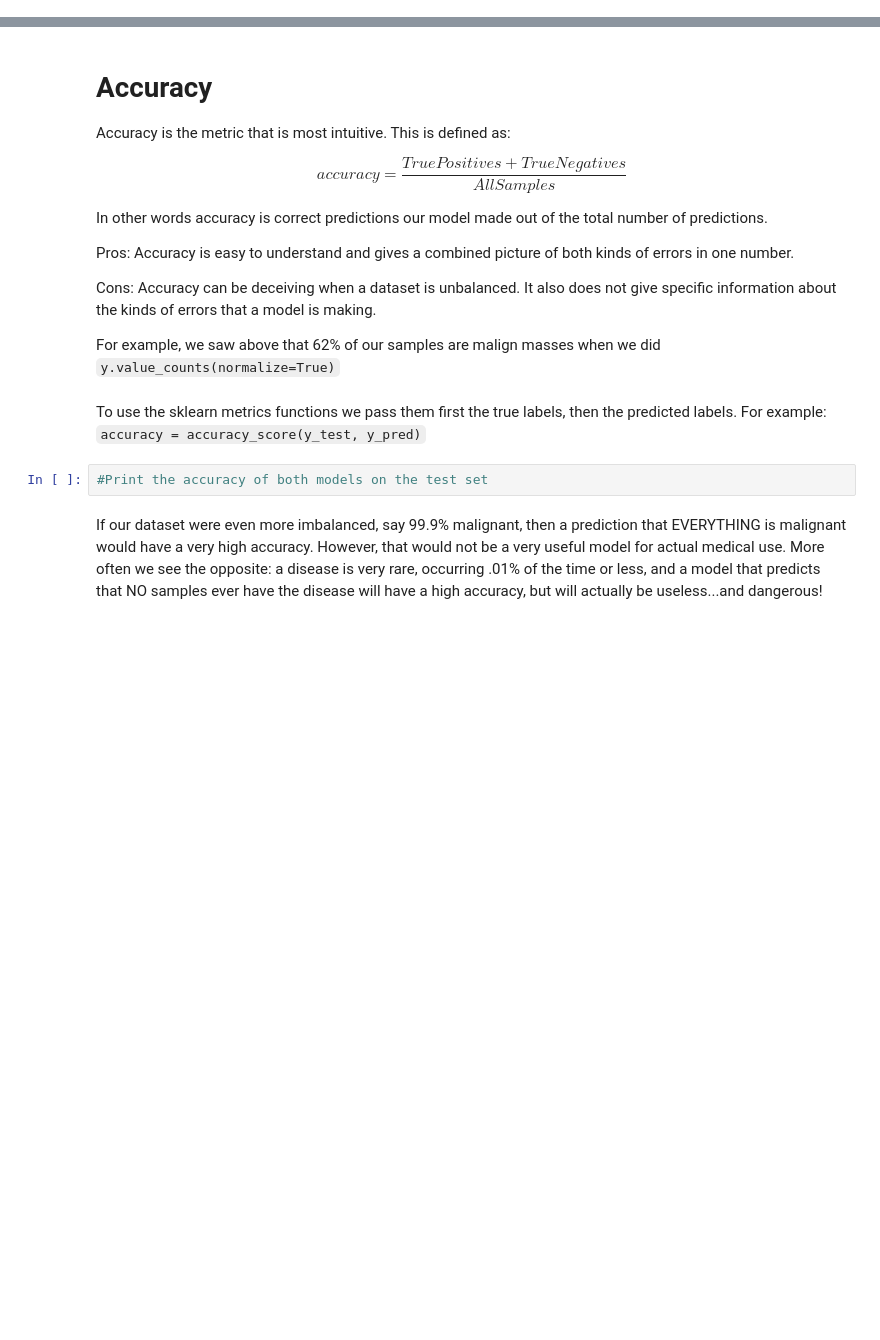
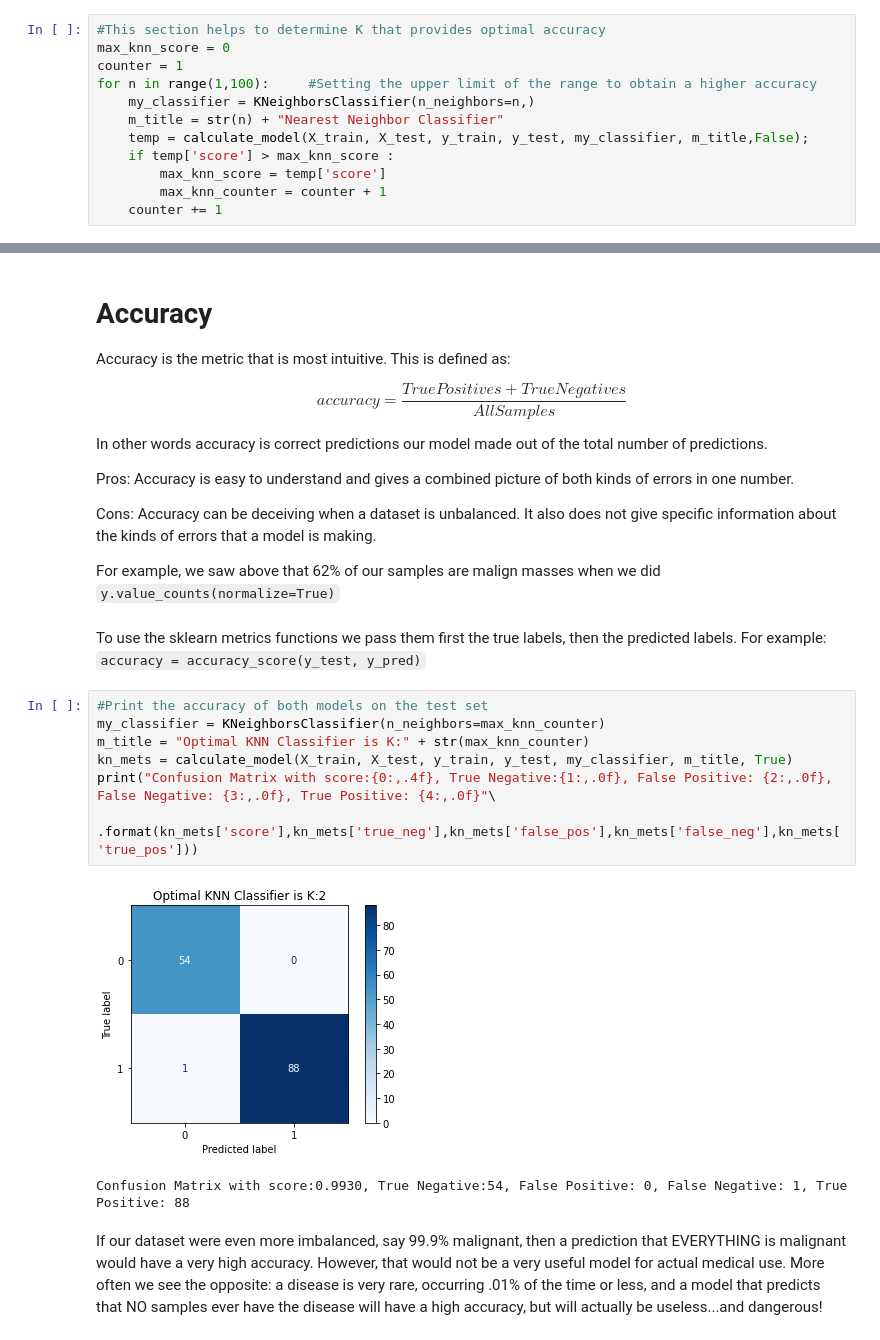
Before and after one commit to michaelakinosho/codingdojo, a Jupyter notebook: data-science-assignments/07 - Logistic Regression Regularization/Classification Metrics Exercise.ipynb, the cells around one changed output, grey strips where cells are left out. Saved outputs shown, nothing was run; the diff lists cells and outputs as text; blank space fills up the shorter version.

```diff
--- a/data-science-assignments/07 - Logistic Regression Regularization/Classification Metrics Exercise.ipynb
+++ b/data-science-assignments/07 - Logistic Regression Regularization/Classification Metrics Exercise.ipynb
@@ -79,3 +120,15 @@ X_train, X_test, y_train, y_test = train_test_split(X, y, random_state = 42)
+# %%
+#This section helps to determine K that provides optimal accuracy
+max_knn_score = 0
+counter = 1
+for n in range(1,100):     #Setting the upper limit of the range to obtain a higher accuracy
+    my_classifier = KNeighborsClassifier(n_neighbors=n,)
+    m_title = str(n) + "Nearest Neighbor Classifier"
+    temp = calculate_model(X_train, X_test, y_train, y_test, my_classifier, m_title,False);
+    if temp['score'] > max_knn_score :
+        max_knn_score = temp['score']
+        max_knn_counter = counter + 1
+    counter += 1
 # %% [markdown]
 Quickly remind yourself of what you learned about type 1 and type 2 errors.  In every binary classification problem we select one class to be the **'positive'** class and one to be the **'negative'** class.  The positive class should be the one you are most interested in finding.  For our breast cancer dataset the positive class will be the malignant masses and the negative class will be the benign one.
 
@@ -106,8 +159,16 @@ Cons: Accuracy can be deceiving when a dataset is unbalanced.  It also does not
 For example, we saw above that 62% of our samples are malign masses when we did `y.value_counts(normalize=True)`
 # %% [markdown]
 To use the sklearn metrics functions we pass them first the true labels, then the predicted labels.  For example: `accuracy = accuracy_score(y_test, y_pred)`
-# %%
-#Print the accuracy of both models on the test set
+# %%
+#Print the accuracy of both models on the test set
+my_classifier = KNeighborsClassifier(n_neighbors=max_knn_counter)
+m_title = "Optimal KNN Classifier is K:" + str(max_knn_counter)
+kn_mets = calculate_model(X_train, X_test, y_train, y_test, my_classifier, m_title, True)
+print("Confusion Matrix with score:{0:,.4f}, True Negative:{1:,.0f}, False Positive: {2:,.0f}, False Negative: {3:,.0f}, True Positive: {4:,.0f}"\
+      .format(kn_mets['score'],kn_mets['true_neg'],kn_mets['false_pos'],kn_mets['false_neg'],kn_mets['true_pos']))
+# %% [output]
+[figure, added]
+Confusion Matrix with score:0.9930, True Negative:54, False Positive: 0, False Negative: 1, True Positive: 88
 # %% [markdown]
 If our dataset were even more imbalanced, say 99.9% malignant, then a prediction that EVERYTHING is malignant would have a very high accuracy.  However, that would not be a very useful model for actual medical use.  More often we see the opposite: a disease is very rare, occurring .01% of the time or less, and a model that predicts that NO samples ever have the disease will have a high accuracy, but will actually be useless...and dangerous!
 # %% [markdown]
```
Also changed, not shown: parts of 16 cells of this notebook, 2 other files.
